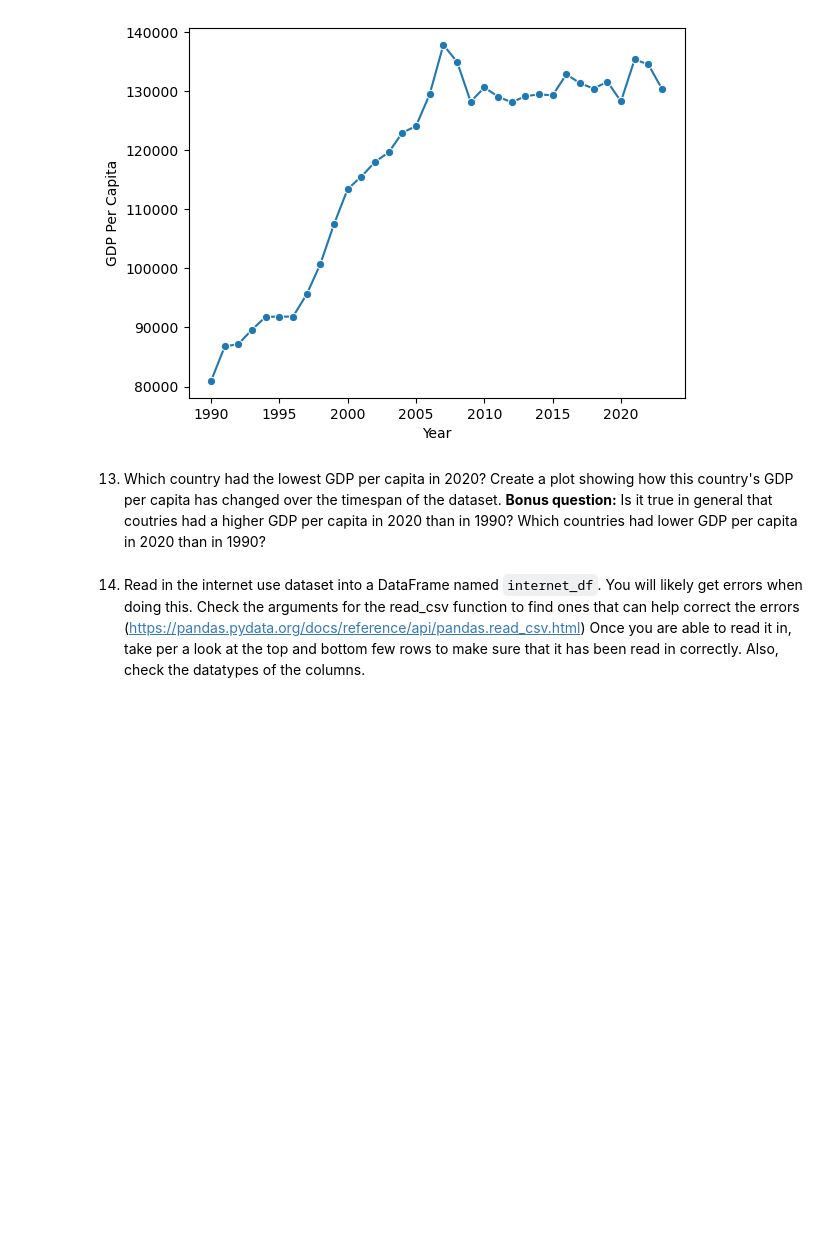
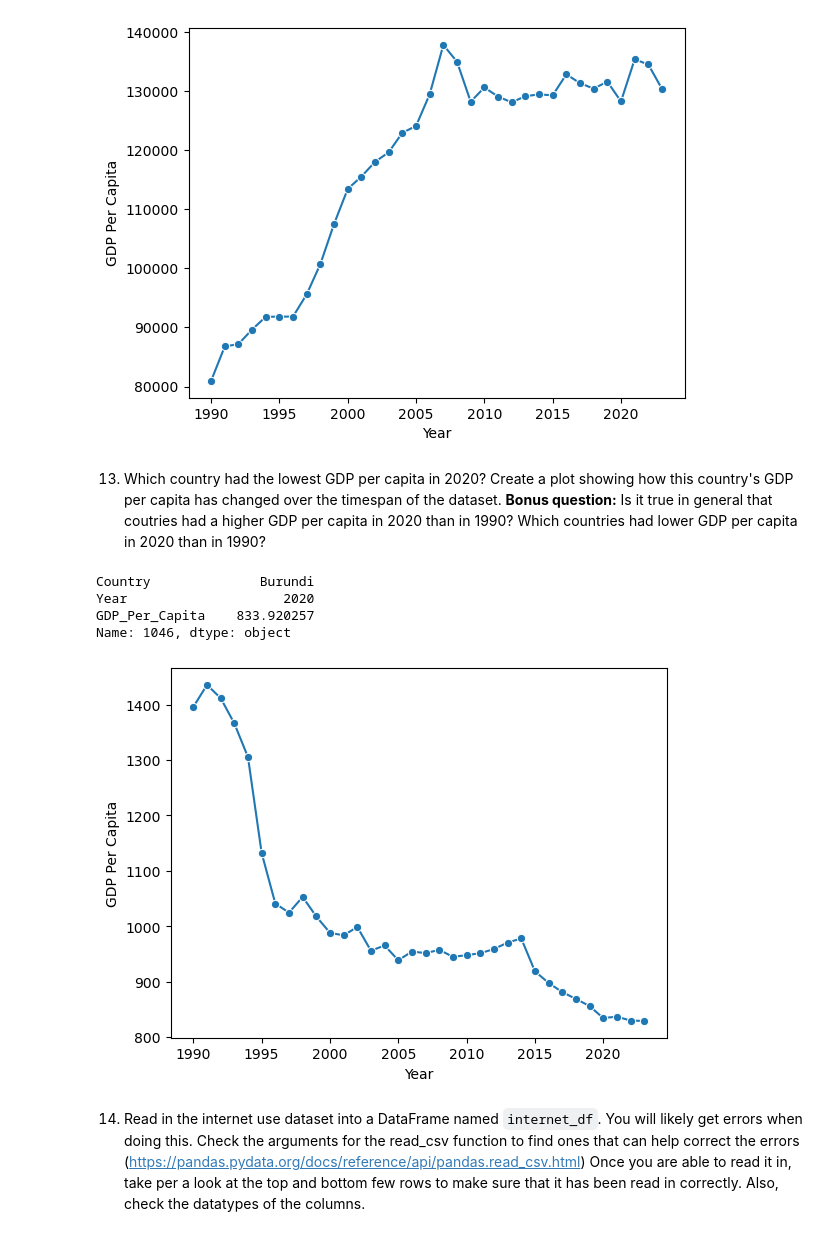
Before and after one commit to NSS-Data-Analytics-Cohort-14/gdp-and-internet-usage-alaurarobinson, a Jupyter notebook: notebooks/alrobinson_un_data.ipynb, the cells around one changed output. Saved outputs shown, nothing was run; the diff lists cells and outputs as text; code cells hidden in the pictures; blank space fills up the shorter version.

```diff
--- a/notebooks/alrobinson_un_data.ipynb
+++ b/notebooks/alrobinson_un_data.ipynb
@@ -205,6 +205,26 @@ plt.show()
 [figure]
 # %% [markdown]
 13. Which country had the lowest GDP per capita in 2020? Create a plot showing how this country's GDP per capita has changed over the timespan of the dataset. **Bonus question:** Is it true in general that coutries had a higher GDP per capita in 2020 than in 1990? Which countries had lower GDP per capita in 2020 than in 1990?
+# %%
+lowest_gdp_2020 = gdp_2020.loc[gdp_2020['GDP_Per_Capita'].idxmin()]
+# %%
+print(lowest_gdp_2020)
+# %% [output]
+Country              Burundi
+Year                    2020
+GDP_Per_Capita    833.920257
+Name: 1046, dtype: object
+# %%
+lowest_gdp_country = lowest_gdp_2020['Country']
+# %%
+lowest_gdp_trend = gdp_df[gdp_df['Country'] == lowest_gdp_country]
+# %%
+sns.lineplot(x='Year', y='GDP_Per_Capita', data=lowest_gdp_trend, marker='o')
+plt.xlabel('Year')
+plt.ylabel('GDP Per Capita')
+plt.show()
+# %% [output]
+[figure, added]
 # %% [markdown]
 14. Read in the internet use dataset into a DataFrame named `internet_df`. You will likely get errors when doing this. Check the arguments for the read_csv function to find ones that can help correct the errors (https://pandas.pydata.org/docs/reference/api/pandas.read_csv.html) Once you are able to read it in, take per a look at the top and bottom few rows to make sure that it has been read in correctly. Also, check the datatypes of the columns.
 # %% [markdown]
```
